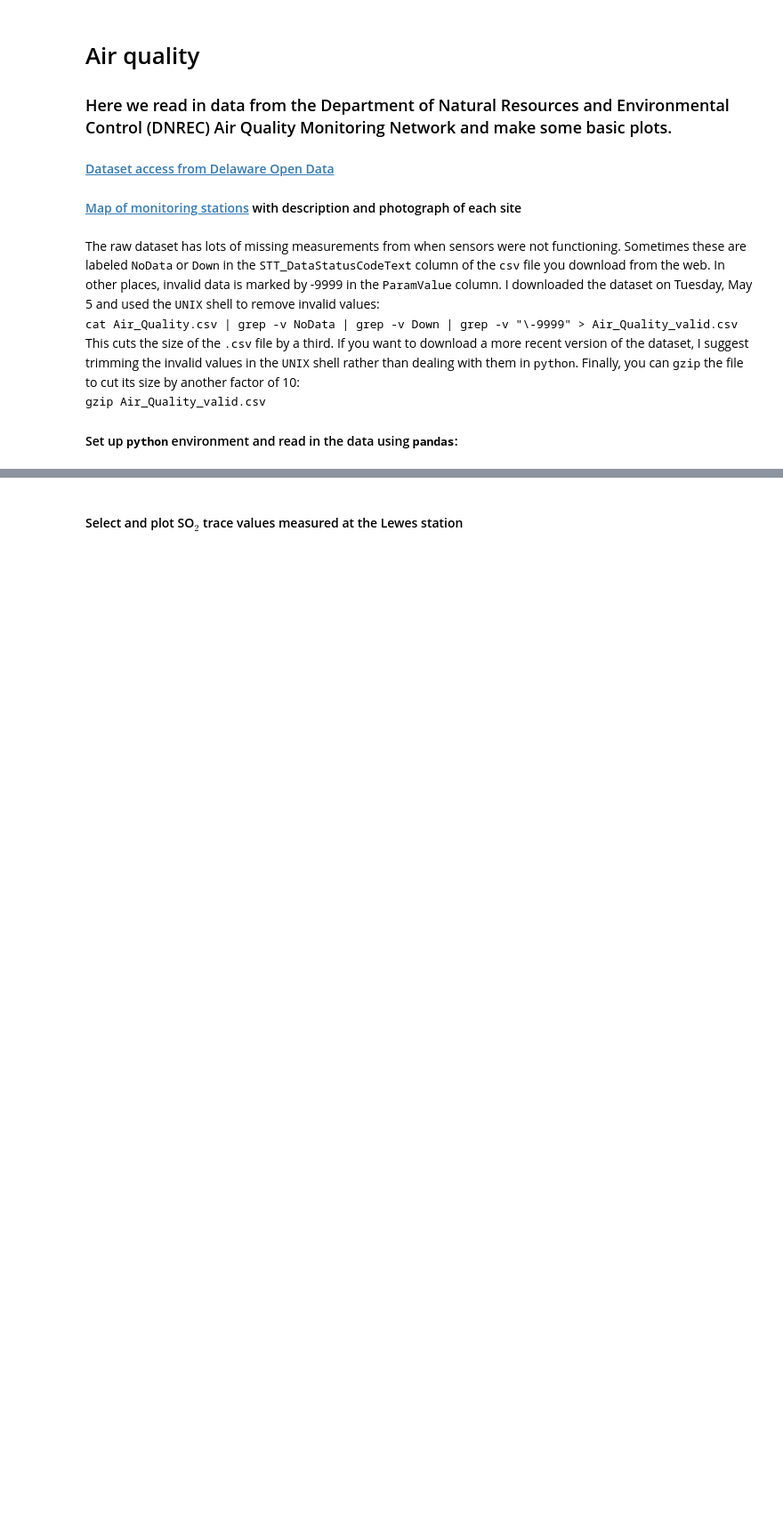
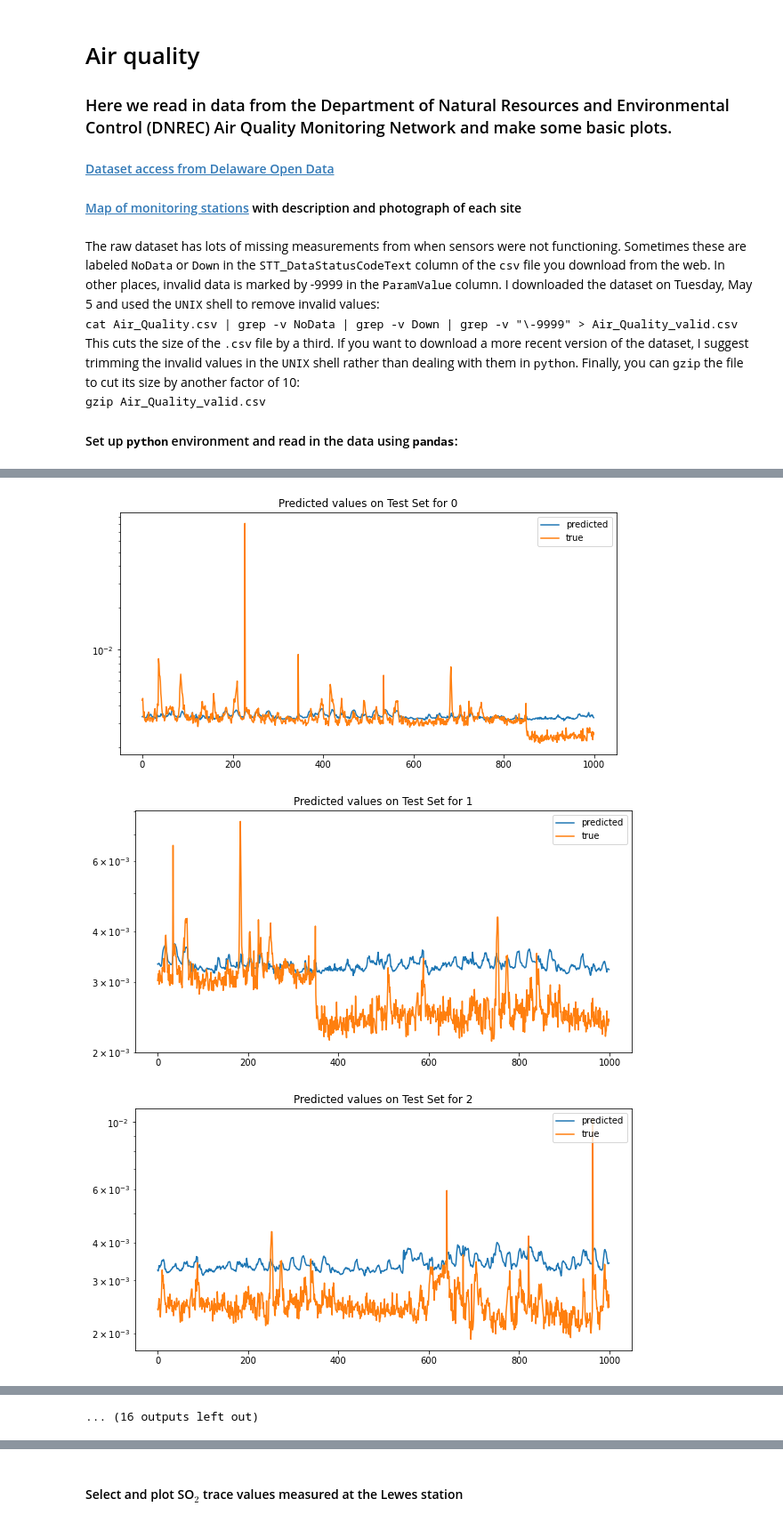
Before and after one commit to ahmadryan/COVID19hackathon, a Jupyter notebook: air_quality.ipynb, the cells around one changed output, grey strips where cells are left out. Shown at 89% size. Drawn from its saved outputs; the diff is of its cells as text; code cells hidden in the pictures; blank space fills up the shorter version.

```diff
--- a/air_quality.ipynb
+++ b/air_quality.ipynb
@@ -56,0 +208,27 @@ Available measurements: ['SO2 Trace Level' 'CO Trace Level' 'Temp' 'NOX' 'Ozone'
+# %%
+model = tf.keras.models.Sequential([
+    tf.keras.layers.Dense(40, activation="tanh", kernel_initializer='he_uniform'),
+    tf.keras.layers.Dropout(0.1),
+    tf.keras.layers.Dense(40, activation="tanh", kernel_initializer='he_uniform'),
+    tf.keras.layers.Dropout(0.1),
+    tf.keras.layers.Dense(30, activation="tanh", kernel_initializer='he_uniform'),
+    tf.keras.layers.Dropout(0.1),
+    tf.keras.layers.Dense(25, activation="tanh", kernel_initializer='he_uniform'),
+    tf.keras.layers.Dropout(0.1),
+    tf.keras.layers.Dense(36, activation="tanh", kernel_initializer='he_uniform'),
+    tf.keras.layers.Dropout(0.1),
+    tf.keras.layers.Dense(40, activation="tanh", kernel_initializer='he_uniform'),
+    tf.keras.layers.Dropout(0.1),
+    tf.keras.layers.Dense(55, activation="tanh", kernel_initializer='he_uniform'),
+    tf.keras.layers.Dropout(0.1),
+    #tf.keras.layers.Dense(1, activation="tanh", kernel_initializer='he_uniform'),
+    tf.keras.layers.Dense(1)])
+# %%
+yes = tf.keras.callbacks.EarlyStopping(min_delta = 0, verbose=1,
+                                       patience=100, mode="min", restore_best_weights=True)
+# %%
+model.compile(optimizer=tf.keras.optimizers.Adam(learning_rate=0.0005),
+                  loss='mse')
+# %%
+history = model.fit(trX.to_numpy(), trY.to_numpy(), verbose=1, validation_data=(valX.to_numpy(), valY.to_numpy()),
+                 epochs=300, batch_size=48, callbacks=[yes])
@@ -56,0 +253,17 @@ Available measurements: ['SO2 Trace Level' 'CO Trace Level' 'Temp' 'NOX' 'Ozone'
+# %%
+for i in range(28):
+    ind1= i*500
+    ind2=ind1 + 1000
+    pl.figure(figsize=(10,5))
+    predicted_value = model.predict(teX)[ind1:ind2]
+    true_value = teY.values[ind1:ind2]
+    pl.plot(predicted_value, label="predicted")
+    #pl.plot(model.predict(teX)[3500:4500], label="predicted")
+    pl.plot(true_value, label="true")
+    pl.title("Predicted values on Test Set for %s"%(i))
+    pl.legend(loc="upper right")
+    pl.yscale('log')
+# %% [output]
+[figure, added]
+[figure, added]
+[figure, added]
@@ -56,0 +279 @@ Available measurements: ['SO2 Trace Level' 'CO Trace Level' 'Temp' 'NOX' 'Ozone'
+... (16 outputs left out)
```
Also changed, not shown: parts of 56 cells of this notebook.
